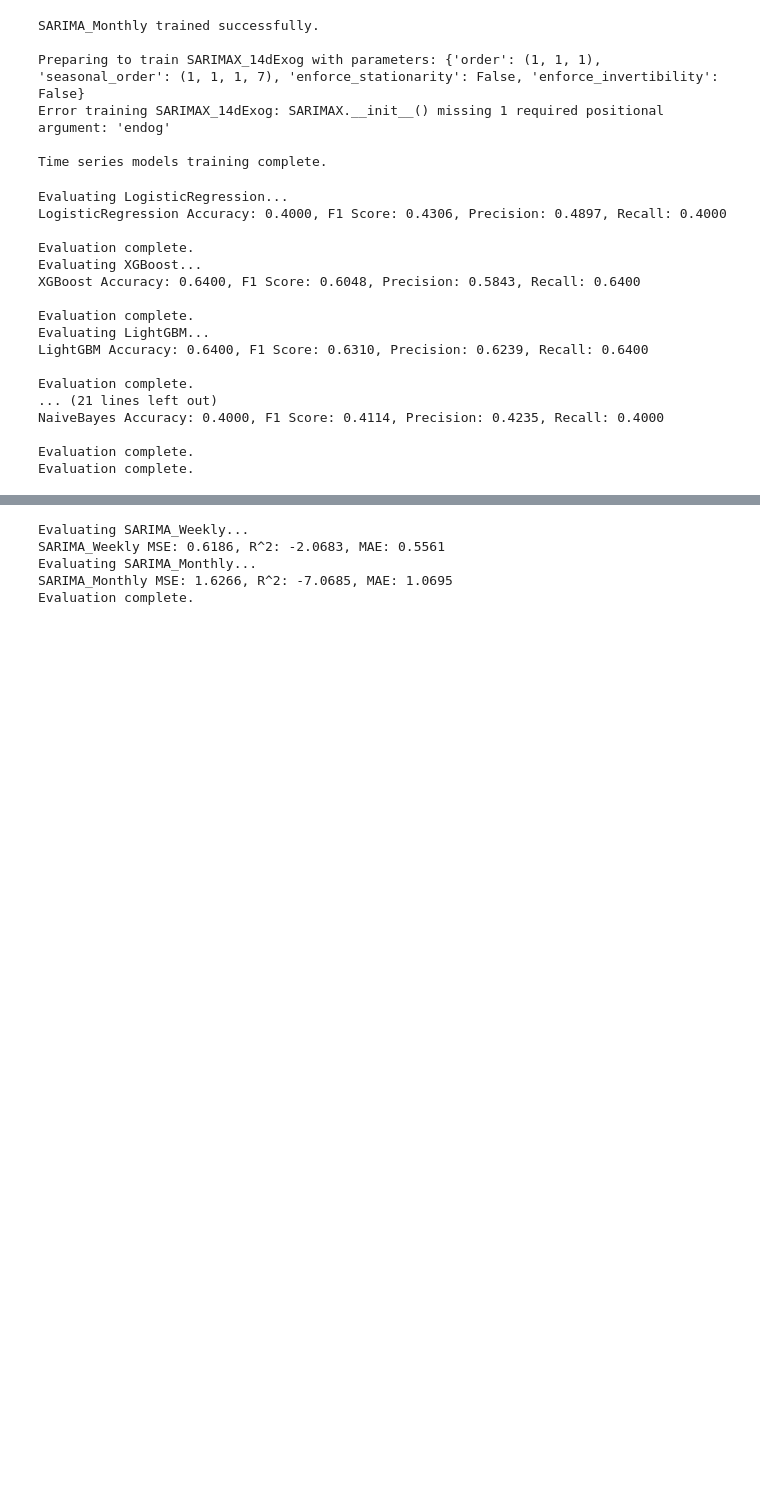
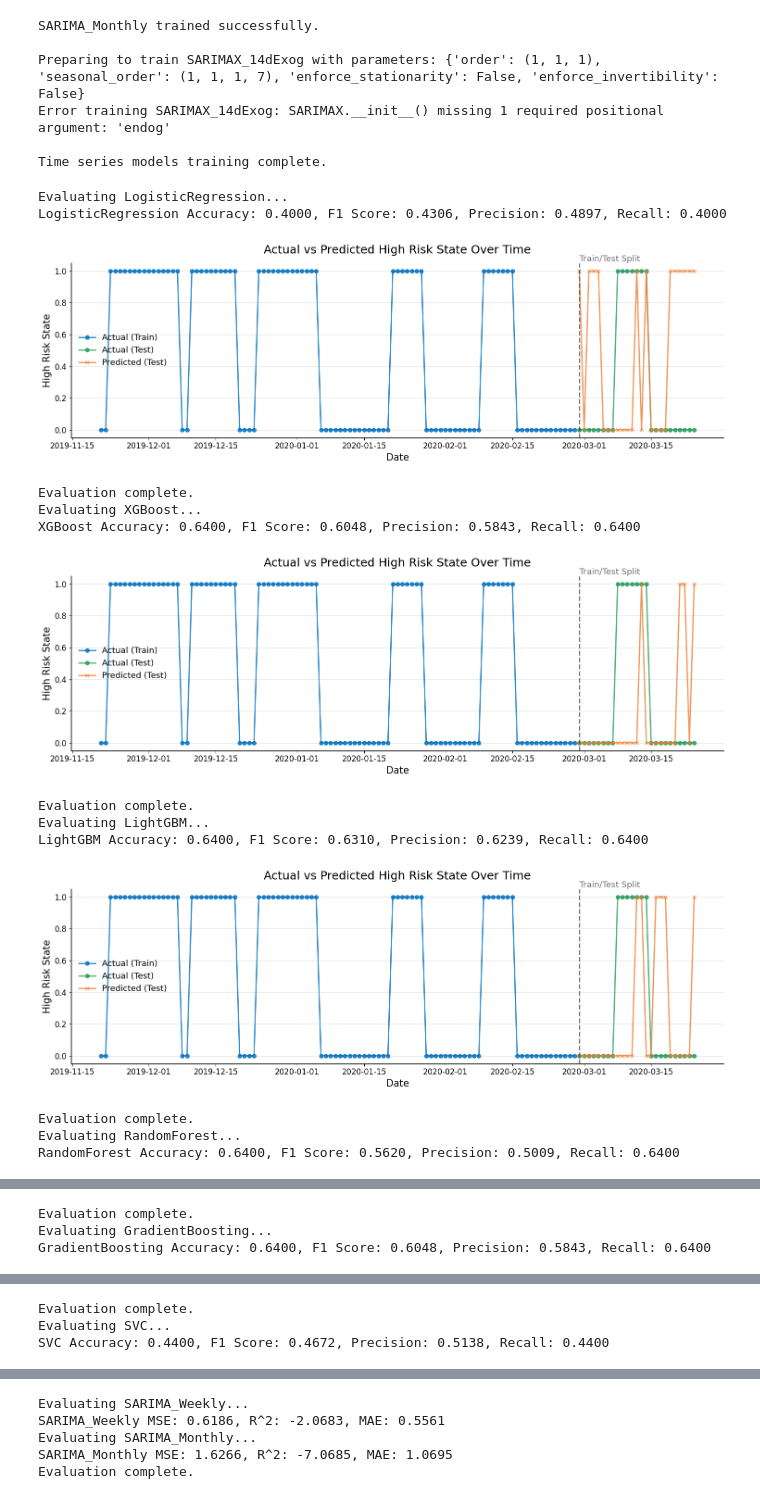
Before and after one commit to ahmedhanifc/DSAI3301---Physiological-Signals-Mental-Health-Assessment, a Jupyter notebook: modelling.ipynb, the cells around one changed output, grey strips where cells are left out. Saved outputs shown, nothing was run; the diff lists cells and outputs as text; code cells hidden in the pictures; blank space fills up the shorter version.

```diff
--- a/modelling.ipynb
+++ b/modelling.ipynb
@@ -348,22 +350,19 @@ Error training SARIMAX_14dExog: SARIMAX.__init__() missing 1 required positional
 
 Time series models training complete.
 # %%
-evaluation_results = evaluate_models(models, X_test, y_test)
+evaluation_results = evaluate_models(models, X_test, y_test, model_type = "classification", y_train = y_train)
 # %% [output]
 Evaluating LogisticRegression...
 LogisticRegression Accuracy: 0.4000, F1 Score: 0.4306, Precision: 0.4897, Recall: 0.4000
-
-Evaluation complete.
-Evaluating XGBoost...
-XGBoost Accuracy: 0.6400, F1 Score: 0.6048, Precision: 0.5843, Recall: 0.6400
-
-Evaluation complete.
-Evaluating LightGBM...
-LightGBM Accuracy: 0.6400, F1 Score: 0.6310, Precision: 0.6239, Recall: 0.6400
-
-Evaluation complete.
-... (21 lines left out)
-NaiveBayes Accuracy: 0.4000, F1 Score: 0.4114, Precision: 0.4235, Recall: 0.4000
-
-Evaluation complete.
-Evaluation complete.
+[figure, added]
+Evaluation complete.
+Evaluating XGBoost...
+XGBoost Accuracy: 0.6400, F1 Score: 0.6048, Precision: 0.5843, Recall: 0.6400
+[figure, added]
+Evaluation complete.
+Evaluating LightGBM...
+LightGBM Accuracy: 0.6400, F1 Score: 0.6310, Precision: 0.6239, Recall: 0.6400
+[figure, added]
+Evaluation complete.
+Evaluating RandomForest...
+RandomForest Accuracy: 0.6400, F1 Score: 0.5620, Precision: 0.5009, Recall: 0.6400
@@ -369,0 +370,3 @@ Evaluation complete.
+Evaluation complete.
+Evaluating GradientBoosting...
+GradientBoosting Accuracy: 0.6400, F1 Score: 0.6048, Precision: 0.5843, Recall: 0.6400
@@ -369,0 +374,3 @@ Evaluation complete.
+Evaluation complete.
+Evaluating SVC...
+SVC Accuracy: 0.4400, F1 Score: 0.4672, Precision: 0.5138, Recall: 0.4400
```
Also changed, not shown: parts of 8 cells of this notebook, 25 other files.
